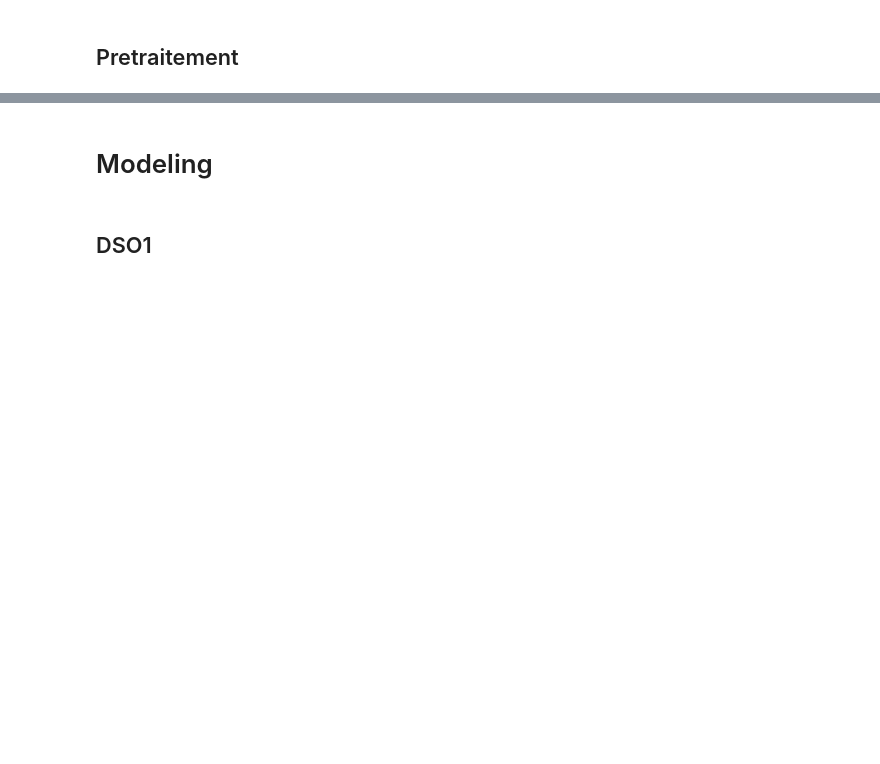
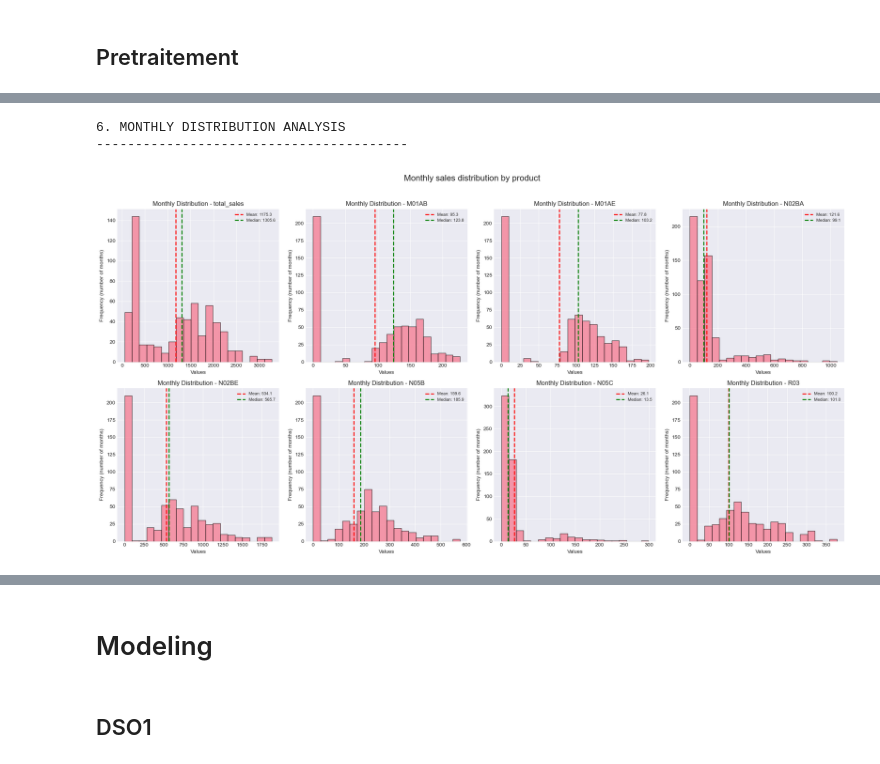
Before and after one commit to Tasnim85/Esprit-PI-4DS9-2526-ATHENAPLULSE, a Jupyter notebook: AthenaPulse.ipynb, the cells around one changed output, grey strips where cells are left out. Drawn from its saved outputs; the diff is of its cells as text; code cells hidden in the pictures; blank space fills up the shorter version.

```diff
--- a/AthenaPulse.ipynb
+++ b/AthenaPulse.ipynb
@@ -695,0 +988,37 @@ DATA AUGMENTATION TERMINÉE AVEC SUCCÈS!
+# %%
+print("\n6. MONTHLY DISTRIBUTION ANALYSIS")
+print("-" * 40)
+
+if numeric_cols:
+    n_cols = min(len(numeric_cols), 8)
+    n_rows = (n_cols + 3) // 4
+    fig, axes = plt.subplots(n_rows, min(4, n_cols), figsize=(20, 5*n_rows))
+    if n_rows == 1:
+        axes = axes.flatten() if n_cols > 1 else [axes]
+    else:
+        axes = axes.flatten()
+
+    for i, col in enumerate(numeric_cols[:8]):
+        if i < len(axes):
+            axes[i].hist(df[col].dropna(), bins=20, edgecolor='black', alpha=0.7)
+            axes[i].set_title(f'Monthly Distribution - {col}')
+            axes[i].set_xlabel('Values')
+            axes[i].set_ylabel('Frequency (number of months)')
+
+            # Add lines for mean and median
+            mean_val = df[col].mean()
+            median_val = df[col].median()
+            axes[i].axvline(mean_val, color='red', linestyle='--', linewidth=2, label=f'Mean: {mean_val:.1f}')
+            axes[i].axvline(median_val, color='green', linestyle='--', linewidth=2, label=f'Median: {median_val:.1f}')
+            axes[i].legend(fontsize=8)
+
+    for j in range(i+1, len(axes)):
+        axes[j].set_visible(False)
+
+    plt.suptitle('Monthly sales distribution by product', fontsize=16, y=1.02)
+    plt.tight_layout()
+    plt.show()
+# %% [output]
+6. MONTHLY DISTRIBUTION ANALYSIS
+----------------------------------------
+[figure, added]
```
Also changed, not shown: parts of 28 cells of this notebook.
